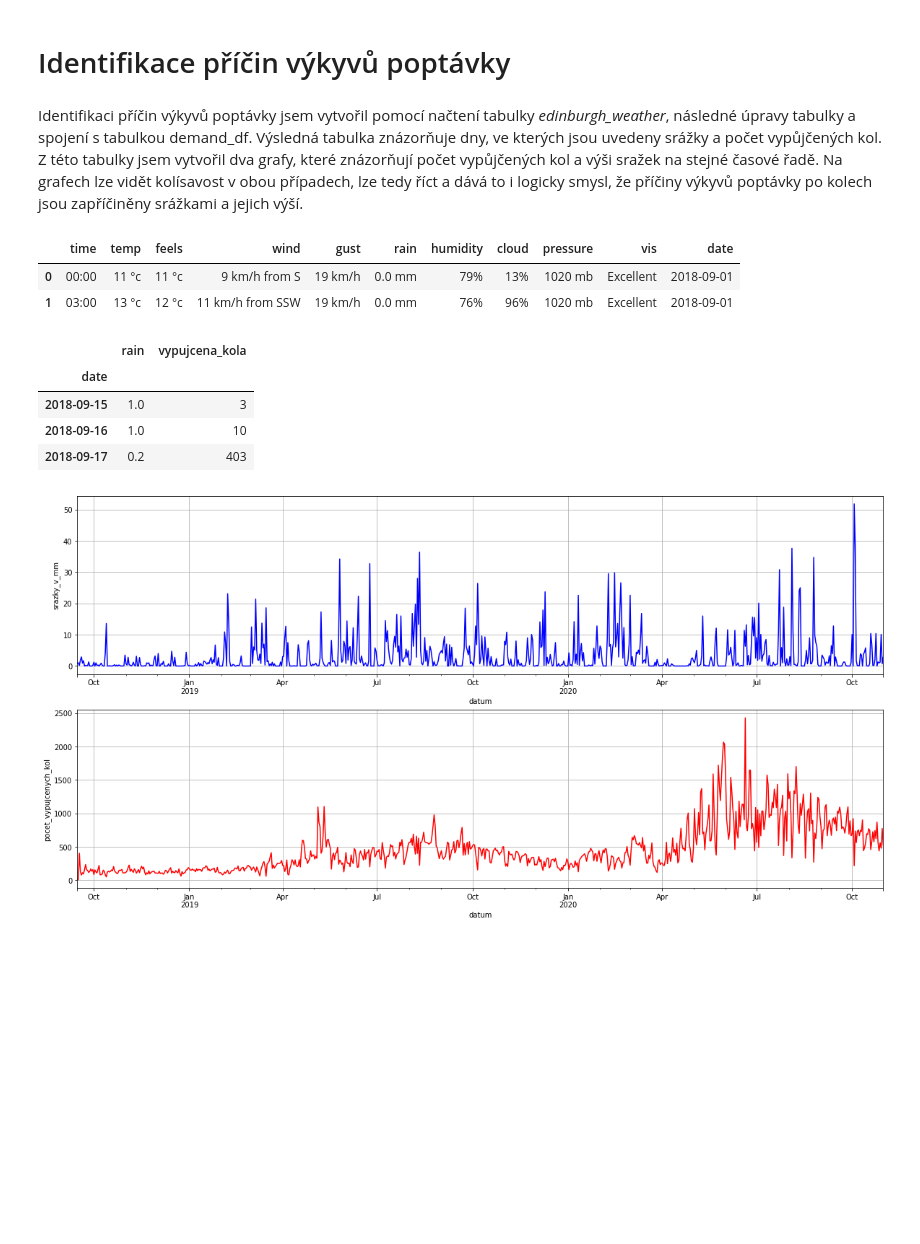
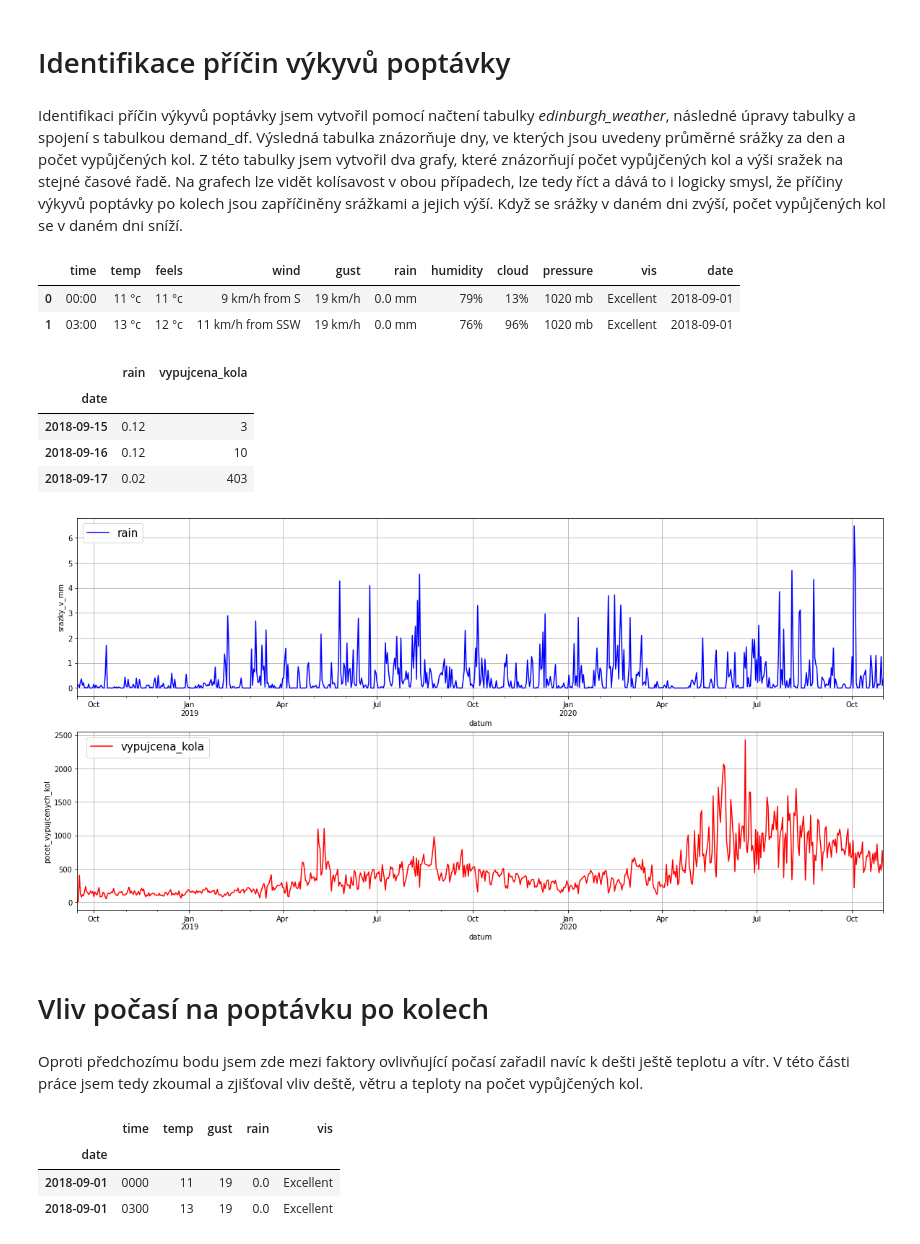
Before and after one commit to Krocan777/Python_projekt_Edinburgh, a Jupyter notebook: Python_Projekt.ipynb, the cells around one changed output. Saved outputs shown, nothing was run; the diff lists cells and outputs as text; code cells hidden in the pictures; blank space fills up the shorter version.

Commit message:
Vliv počasí na poptávku po kolech, Půjčování kol o víkendu a v prac. dny, drobné úpravy

```diff
--- a/Python_Projekt.ipynb
+++ b/Python_Projekt.ipynb
@@ -329,7 +329,7 @@ ax.grid()
 # %% [markdown]
 # Identifikace příčin výkyvů poptávky
 # %% [markdown]
-Identifikaci příčin výkyvů poptávky jsem vytvořil pomocí načtení tabulky *edinburgh_weather*, následné úpravy tabulky a spojení s tabulkou demand_df. Výsledná tabulka znázorňuje dny, ve kterých jsou uvedeny srážky a počet vypůjčených kol. Z této tabulky jsem vytvořil dva grafy, které znázorňují počet vypůjčených kol a výši sražek na stejné časové řadě. Na grafech lze vidět kolísavost v obou případech, lze tedy říct a dává to i logicky smysl, že příčiny výkyvů poptávky po kolech jsou zapříčiněny srážkami a jejich výší.
+Identifikaci příčin výkyvů poptávky jsem vytvořil pomocí načtení tabulky *edinburgh_weather*, následné úpravy tabulky a spojení s tabulkou demand_df. Výsledná tabulka znázorňuje dny, ve kterých jsou uvedeny průměrné srážky za den a počet vypůjčených kol. Z této tabulky jsem vytvořil dva grafy, které znázorňují počet vypůjčených kol a výši sražek na stejné časové řadě. Na grafech lze vidět kolísavost v obou případech, lze tedy říct a dává to i logicky smysl, že příčiny výkyvů poptávky po kolech jsou zapříčiněny srážkami a jejich výší. Když se srážky v daném dni zvýší, počet vypůjčených kol se v daném dni sníží.
 # %%
 ew_df = pd.read_sql("select * from edinburgh_weather", con=alchemy_conn)
 ew_df.head(2)
@@ -342,7 +342,7 @@ df2 = ew_df[['date', 'rain']].set_index('date')
 df2['rain'].replace({'mm':''}, regex=True, inplace=True)
 df2 = pd.to_numeric(df2['rain'], downcast='float')
 df2 = pd.DataFrame(df2)
-df2 = df2.groupby('date').sum().round(2)
+df2 = df2.groupby('date').mean().round(2)
 # %%
 demand_df = demand_df.reset_index()
 df3 = pd.to_datetime(demand_df['date'])
@@ -361,21 +361,28 @@ df3.head(3)
 # %% [output]
 |  | rain | vypujcena_kola |
 | date |  |  |
-| 2018-09-15 | 1.0 | 3 |
-| 2018-09-16 | 1.0 | 10 |
-| 2018-09-17 | 0.2 | 403 |
+| 2018-09-15 | 0.12 | 3 |
+| 2018-09-16 | 0.12 | 10 |
+| 2018-09-17 | 0.02 | 403 |
 # %%
 fix, axes = plt.subplots(2, 1, figsize=(20, 10))
 
 df3['rain'].plot(ax=axes[0], color='blue')
 axes[0].set_xlabel('datum')
 axes[0].set_ylabel('srazky_v_mm')
 axes[0].grid()
-
+axes[0].legend(fontsize = 15)
 
 df3['vypujcena_kola'].plot(ax=axes[1], color='red')
 axes[1].set_xlabel('datum')
 axes[1].set_ylabel('pocet_vypujcenych_kol')
 axes[1].grid()
+axes[1].legend(fontsize = 15, bbox_to_anchor=(0.17,1))
+
+ax.grid()
 # %% [output]
-[figure, old version]
+[figure, new version]
+# %% [markdown]
+# Vliv počasí na poptávku po kolech
+# %% [markdown]
+Oproti předchozímu bodu jsem zde mezi faktory ovlivňující počasí zařadil navíc k dešti ještě teplotu a vítr. V této části práce jsem tedy zkoumal a zjišťoval vliv deště, větru a teploty na počet vypůjčených kol.
@@ -381,0 +391,13 @@ axes[1].grid()
+# %%
+weather_df = ew_df[['date', 'time', 'temp', 'gust', 'rain', 'vis']].set_index('date')
+weather_df.replace({'°c':'', ':':'', ' km/h': '', ' mm': ''}, regex=True, inplace=True)
+docas_prom = pd.to_datetime(weather_df.index)
+weather_df = weather_df.assign(date_=docas_prom).reset_index()
+weather_df = weather_df.drop(columns=['date']).rename(columns={'date_':'date'})
+weather_df = weather_df.set_index('date')
+weather_df.head(2)
+# %% [output]
+|  | time | temp | gust | rain | vis |
+| date |  |  |  |  |  |
+| 2018-09-01 | 0000 | 11 | 19 | 0.0 | Excellent |
+| 2018-09-01 | 0300 | 13 | 19 | 0.0 | Excellent |
```
Also changed, not shown: parts of 19 cells of this notebook.
